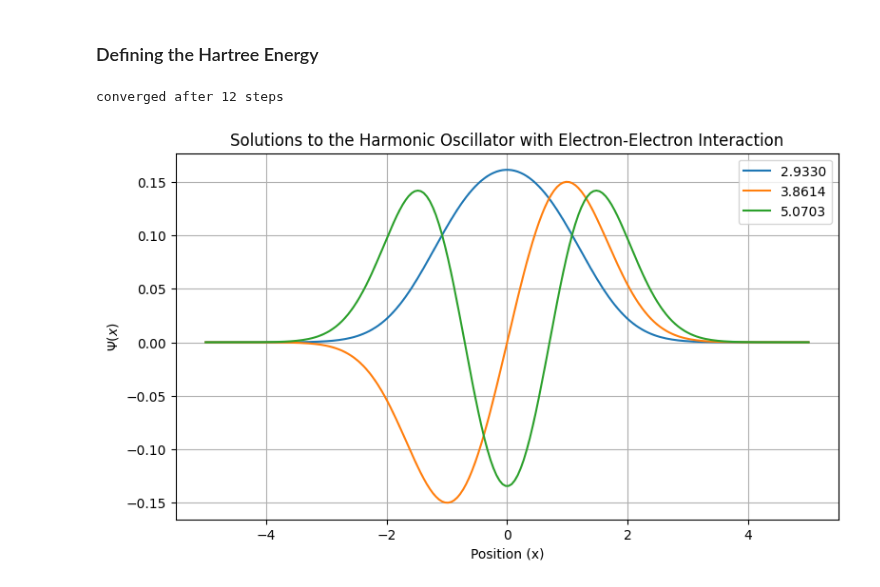
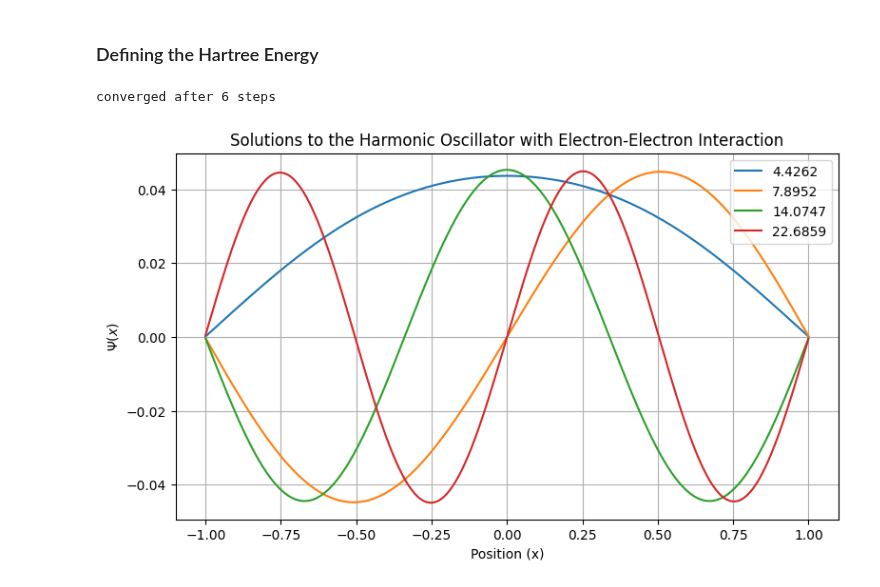
Before and after one commit to ananthapadmanabhan18/P452_Computational_Physics, a Jupyter notebook: Term_Project/Term_project.ipynb, the cells around one changed output. Saved outputs shown, nothing was run; the diff lists cells and outputs as text; code cells hidden in the pictures.

```diff
--- a/Term_Project/Term_project.ipynb
+++ b/Term_Project/Term_project.ipynb
@@ -14,8 +14,8 @@ $$H = -\frac{1}{2} \frac{d^2}{dx^2} + \frac{1}{2}x^2$$
 # %% [markdown]
 ### Creating the Grid and the derivative matrix
 # %%
-n=200
-L=5
+n=1000
+L=1
 x=np.linspace(-L,L,n)
 h=x[1]-x[0]
 # %% [markdown]
@@ -116,7 +116,7 @@ def get_hatree(nx,x, eps=1e-1):
 # %%
 nx = np.zeros(n)
 
-tolerence = 1e-5
+tolerence = 1e-6
 
 # Running the loop once to get the initial values of the energies
 hartree_energies_0 = get_hatree(nx,x)
@@ -144,16 +144,16 @@ while True:
         nx_0 = nx_1
         steps += 1
 # %% [output]
-converged after 12 steps
+converged after 6 steps
 # %%
 plt.figure(figsize=(9,5))
-for i in range(3):
+for i in range(4):
     plt.plot(x,psi_0[:,i], label=f"{energy_0[i]:.4f}")
     plt.legend(loc=1)
 plt.grid()
 plt.title("Solutions to the Harmonic Oscillator with Electron-Electron Interaction")
 plt.xlabel("Position (x)")
 plt.ylabel(r"$\Psi(x)$")
 plt.show()
 # %% [output]
-[figure, old version]
+[figure, new version]
```
Also changed, not shown: parts of 2 cells of this notebook, 10 other files.
